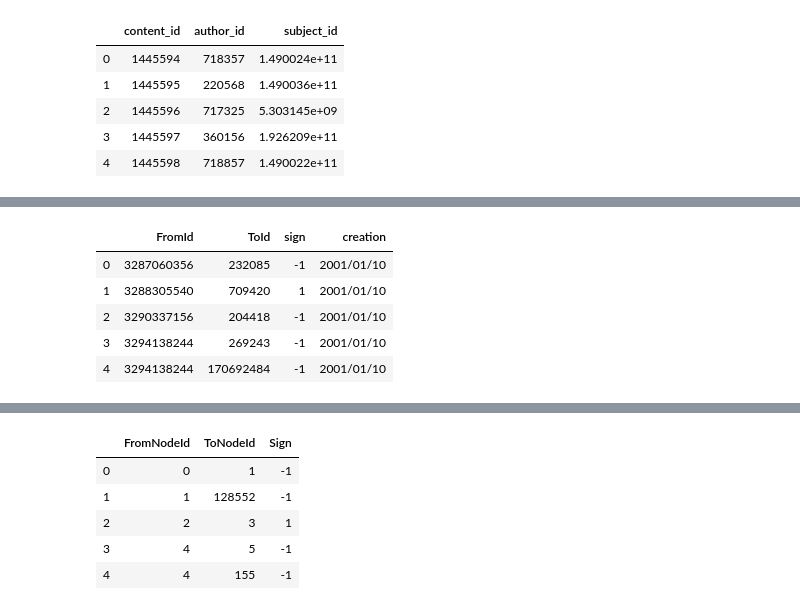
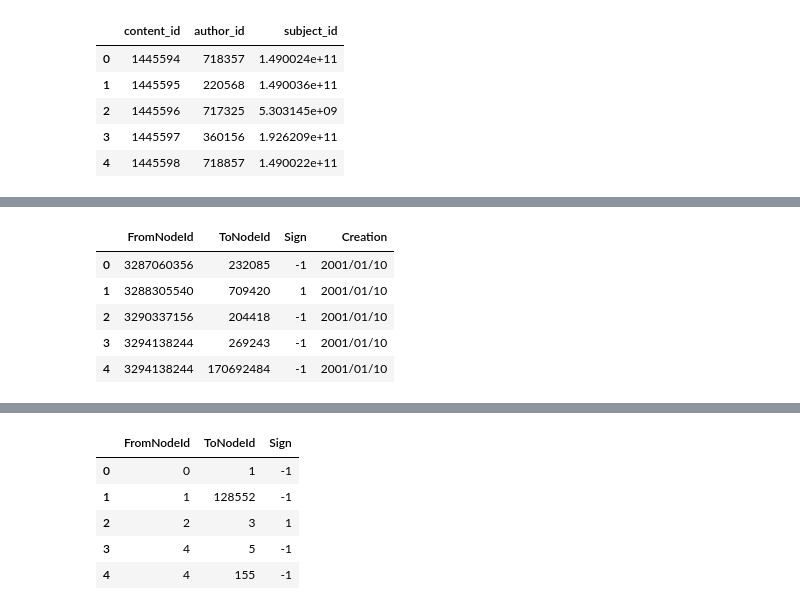
Before and after one commit to epfl-ada/ada-2020-project-milestone-p3-p3_adagio, a Jupyter notebook: preprocessing.ipynb, the cells around one changed output, grey strips where cells are left out. Cells and saved outputs as stored; diff of their text form; code cells hidden in the pictures.

Commit message:
up to data analysis

```diff
--- a/preprocessing.ipynb
+++ b/preprocessing.ipynb
@@ -38,9 +100,9 @@ mc.head()
 # %%
-user_ratings = pd.read_csv('data/user_rating.txt.gz', delimiter='\t', header=None)
-user_ratings = user_ratings.rename(columns={0:'FromId',1:'ToId',2:'sign',3:'creation'})
+user_ratings = pd.read_csv('data/user_rating.txt', delimiter='\t', header=None)
+user_ratings = user_ratings.rename(columns={0:'FromNodeId',1:'ToNodeId',2:'Sign',3:'Creation'})
 user_ratings.head()
 # %% [output]
-|  | FromId | ToId | sign | creation |
+|  | FromNodeId | ToNodeId | Sign | Creation |
 | 0 | 3287060356 | 232085 | -1 | 2001/01/10 |
 | 1 | 3288305540 | 709420 | 1 | 2001/01/10 |
 | 2 | 3290337156 | 204418 | -1 | 2001/01/10 |
```
Also changed, not shown: parts of 68 cells of this notebook.
